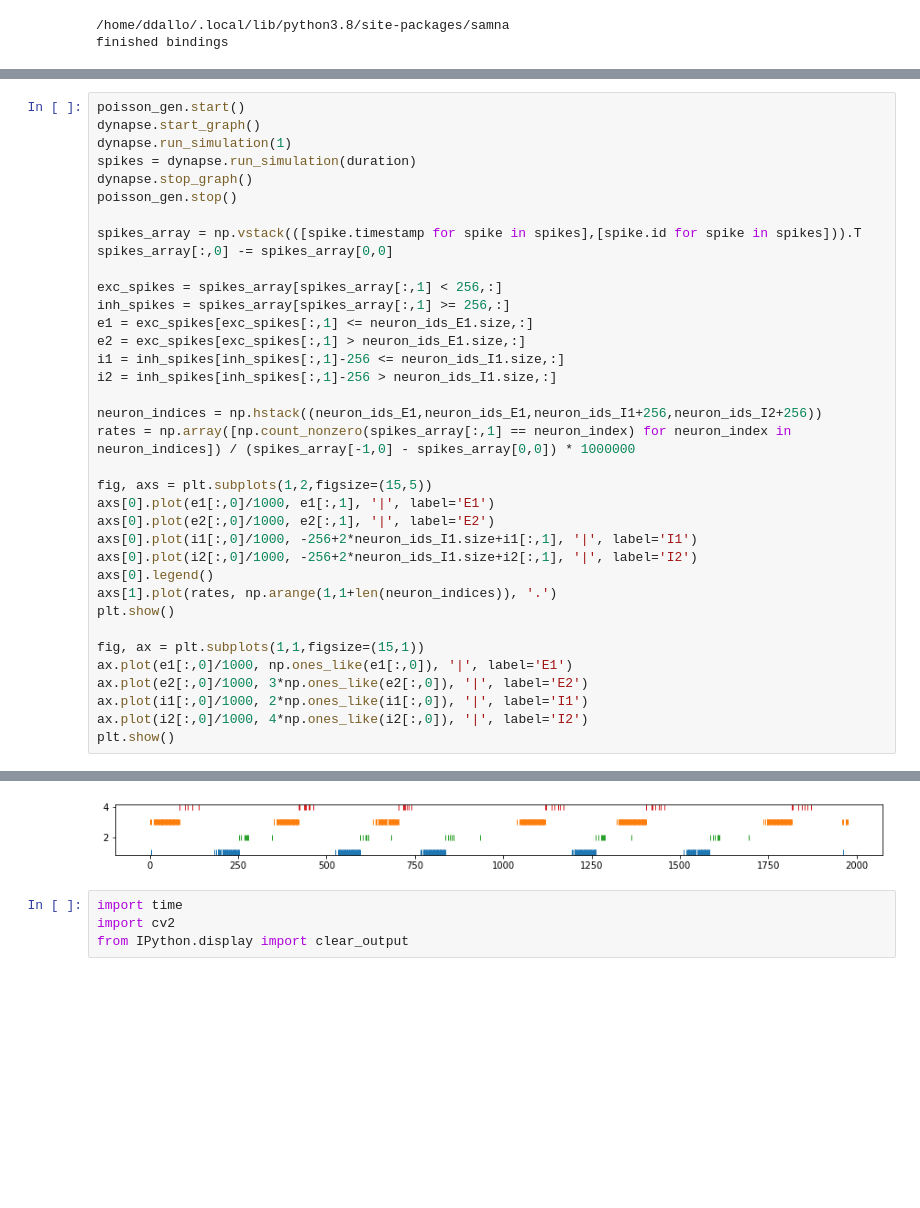
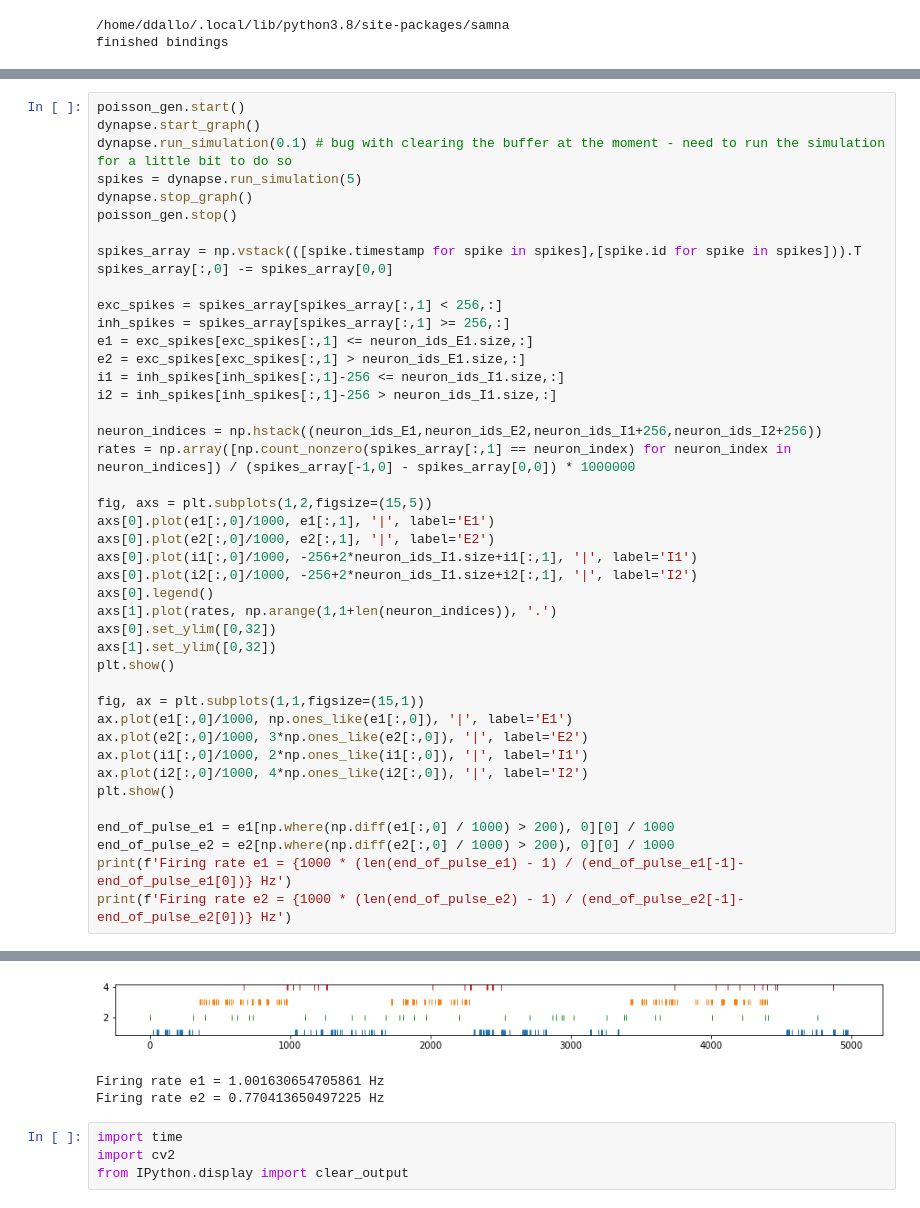
Before and after one commit to neuromorphic-CPG/neuromorphic-CPG, a Jupyter notebook: plot_spikes_oscillator.ipynb, the cells around one changed output, grey strips where cells are left out. Cells and saved outputs as stored; diff of their text form; blank space fills up the shorter version.

```diff
--- a/plot_spikes_oscillator.ipynb
+++ b/plot_spikes_oscillator.ipynb
@@ -93,8 +98,8 @@ parameters.set_param(model, parameters.AMPA_WEIGHT, (5,60), chip, core_i)
 # %%
 poisson_gen.start()
 dynapse.start_graph()
-dynapse.run_simulation(1)
-spikes = dynapse.run_simulation(duration)
+dynapse.run_simulation(0.1) # bug with clearing the buffer at the moment - need to run the simulation for a little bit to do so
+spikes = dynapse.run_simulation(5)
 dynapse.stop_graph()
 poisson_gen.stop()
 
@@ -108,7 +113,7 @@ e2 = exc_spikes[exc_spikes[:,1] > neuron_ids_E1.size,:]
 i1 = inh_spikes[inh_spikes[:,1]-256 <= neuron_ids_I1.size,:]
 i2 = inh_spikes[inh_spikes[:,1]-256 > neuron_ids_I1.size,:]
 
-neuron_indices = np.hstack((neuron_ids_E1,neuron_ids_E1,neuron_ids_I1+256,neuron_ids_I2+256))
+neuron_indices = np.hstack((neuron_ids_E1,neuron_ids_E2,neuron_ids_I1+256,neuron_ids_I2+256))
 rates = np.array([np.count_nonzero(spikes_array[:,1] == neuron_index) for neuron_index in neuron_indices]) / (spikes_array[-1,0] - spikes_array[0,0]) * 1000000
 
 fig, axs = plt.subplots(1,2,figsize=(15,5))
@@ -118,6 +123,8 @@ axs[0].plot(i1[:,0]/1000, -256+2*neuron_ids_I1.size+i1[:,1], '|', label='I1')
 axs[0].plot(i2[:,0]/1000, -256+2*neuron_ids_I1.size+i2[:,1], '|', label='I2')
 axs[0].legend()
 axs[1].plot(rates, np.arange(1,1+len(neuron_indices)), '.')
+axs[0].set_ylim([0,32])
+axs[1].set_ylim([0,32])
 plt.show()
 
 fig, ax = plt.subplots(1,1,figsize=(15,1))
@@ -126,4 +133,9 @@ ax.plot(e2[:,0]/1000, 3*np.ones_like(e2[:,0]), '|', label='E2')
 ax.plot(i1[:,0]/1000, 2*np.ones_like(i1[:,0]), '|', label='I1')
 ax.plot(i2[:,0]/1000, 4*np.ones_like(i2[:,0]), '|', label='I2')
 plt.show()
+
+end_of_pulse_e1 = e1[np.where(np.diff(e1[:,0] / 1000) > 200), 0][0] / 1000
+end_of_pulse_e2 = e2[np.where(np.diff(e2[:,0] / 1000) > 200), 0][0] / 1000
+print(f'Firing rate e1 = {1000 * (len(end_of_pulse_e1) - 1) / (end_of_pulse_e1[-1]-end_of_pulse_e1[0])} Hz')
+print(f'Firing rate e2 = {1000 * (len(end_of_pulse_e2) - 1) / (end_of_pulse_e2[-1]-end_of_pulse_e2[0])} Hz')
 # %% [output]
@@ -131,4 +143,6 @@ plt.show()
-[figure, old version]
+[figure, new version]
+Firing rate e1 = 1.001630654705861 Hz
+Firing rate e2 = 0.770413650497225 Hz
 # %%
 import time
 import cv2
```
Also changed, not shown: parts of 9 cells of this notebook.
